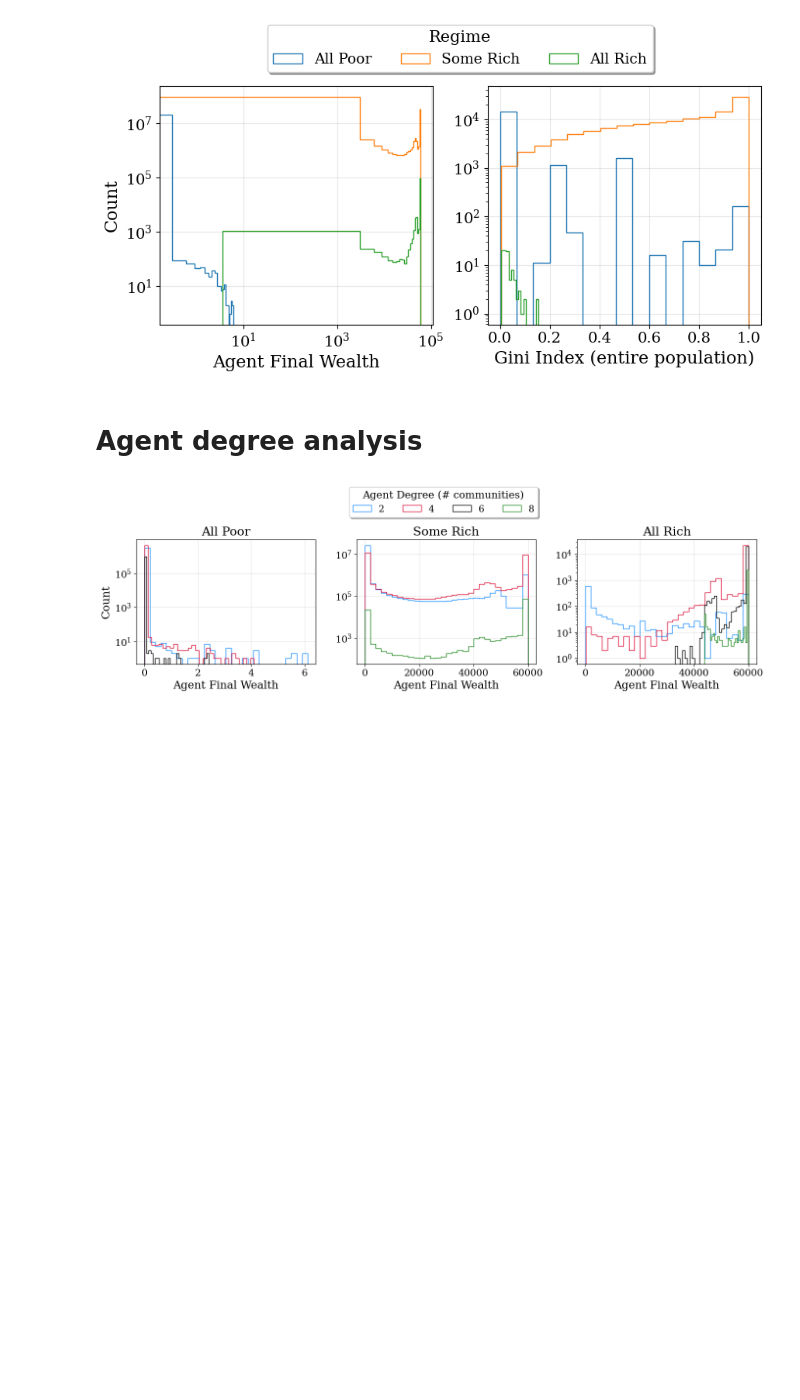
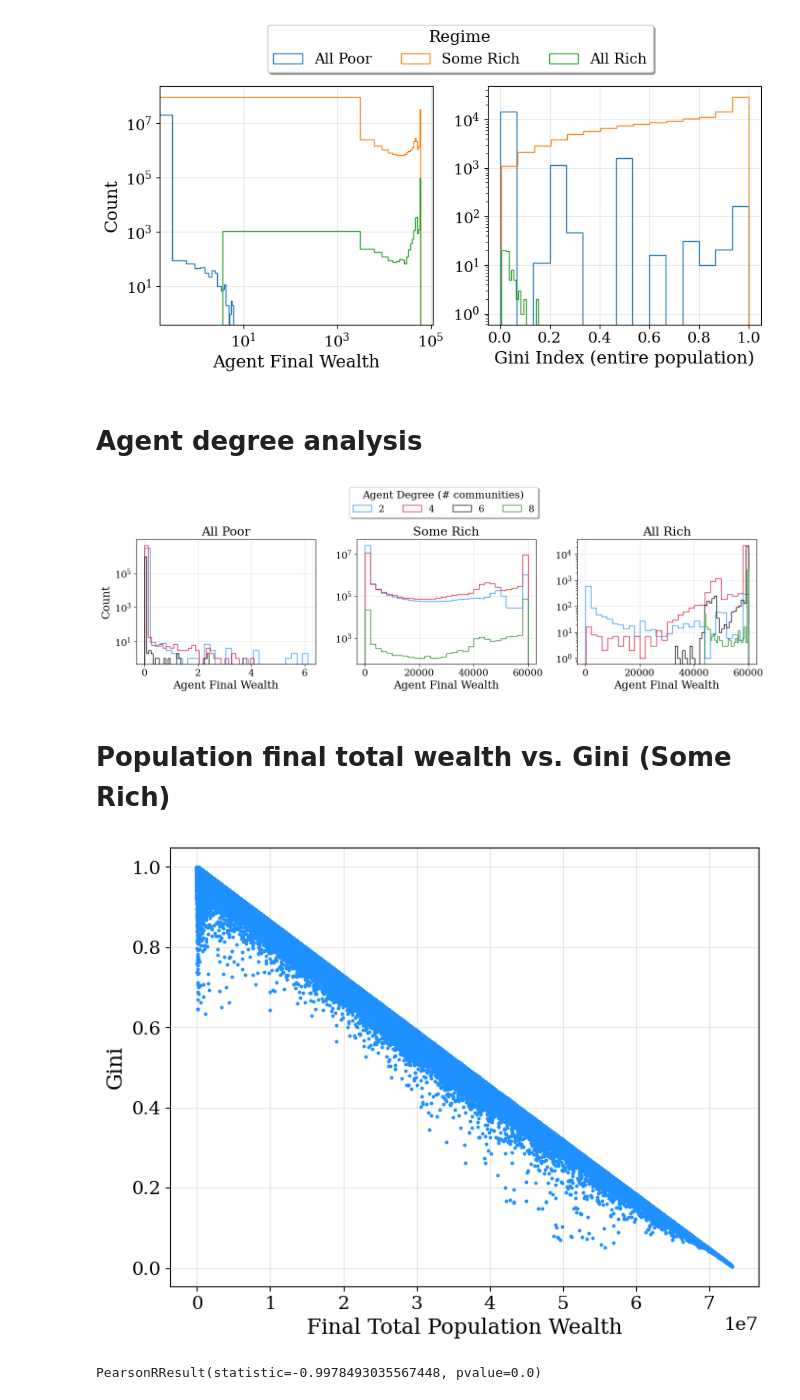
Before and after one commit to charlesaugdupont/poverty-trap, a Jupyter notebook: notebooks/ind_degree_final_wealth.ipynb, the cells around one changed output. Cells and saved outputs as stored; diff of their text form; code cells hidden in the pictures; blank space fills up the shorter version.

Commit message:
relationship between final total pop. wealth and gini (some rich regime)

```diff
--- a/notebooks/ind_degree_final_wealth.ipynb
+++ b/notebooks/ind_degree_final_wealth.ipynb
@@ -192,3 +192,17 @@ plt.savefig("agent_degree_wealth_distributions.pdf", bbox_inches="tight")
 plt.show()
 # %% [output]
 [figure]
+# %% [markdown]
+# Population final total wealth vs. Gini (Some Rich)
+# %%
+w_some_rich = FINAL_W[np.where(regime==1)].astype(np.float32)
+w_some_rich = np.sum(w_some_rich, axis=1)
+# %%
+plt.scatter(w_some_rich, ginis[1], c="dodgerblue", s=3)
+plt.xlabel("Final Total Population Wealth")
+plt.ylabel("Gini")
+# plt.xscale("log")
+# plt.savefig("total_wealth_gini_some_rich.pdf", bbox_inches="tight")
+plt.show()
+# %% [output]
+[figure, added]
@@ -194,0 +211,4 @@ plt.show()
+# %%
+pearsonr(w_some_rich, ginis[1])
+# %% [output]
+PearsonRResult(statistic=-0.9978493035567448, pvalue=0.0)
```
Also changed, not shown: parts of 1 cell of this notebook.
